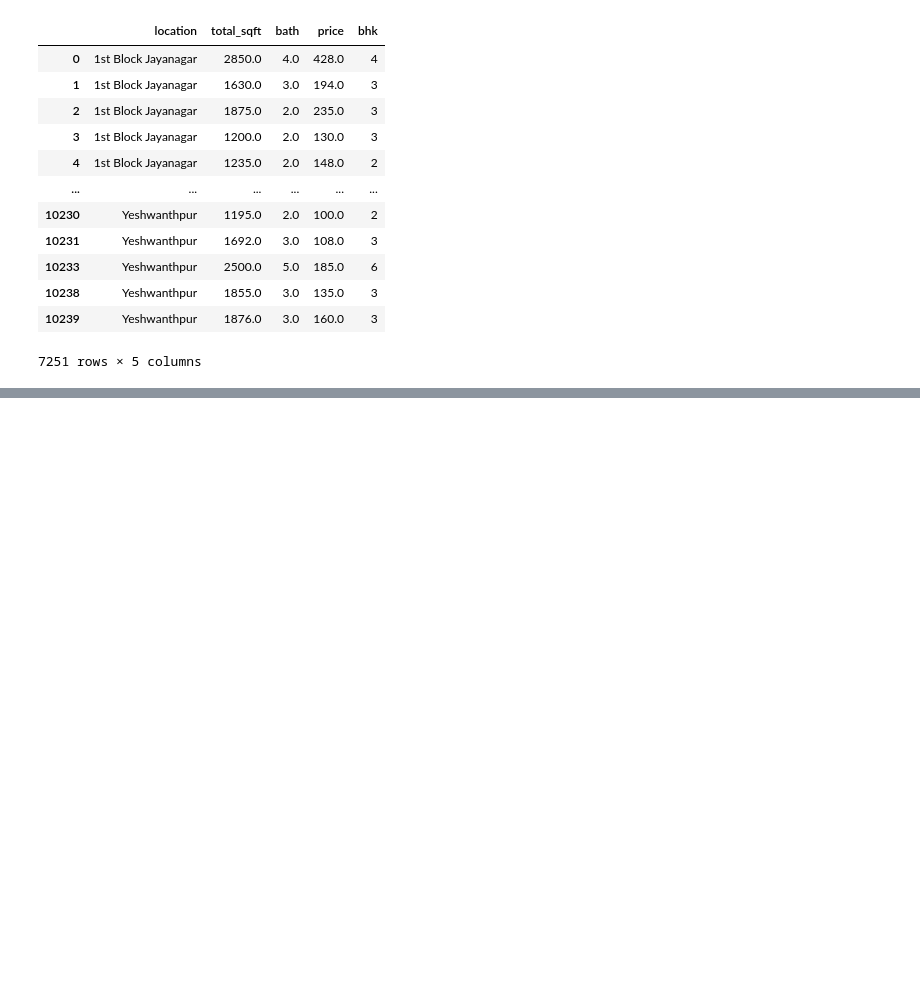
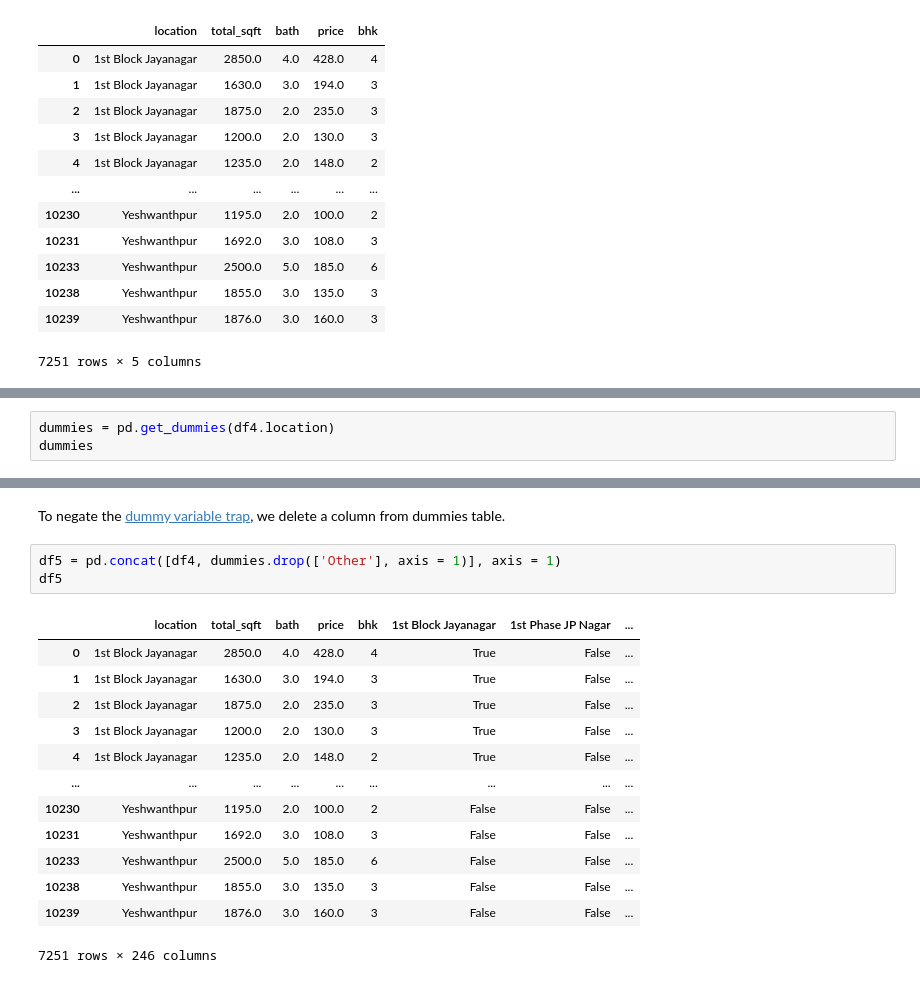
Before and after one commit to Simran-Dalvi/Real_Estate_Price_Prediction_End_to_End, a Jupyter notebook: banglore_house_price.ipynb, the cells around one changed output, grey strips where cells are left out. Saved outputs shown, nothing was run; the diff lists cells and outputs as text; blank space fills up the shorter version.

```diff
--- a/banglore_house_price.ipynb
+++ b/banglore_house_price.ipynb
@@ -587,0 +620,3 @@ df4
+# %%
+dummies = pd.get_dummies(df4.location)
+dummies
@@ -587,0 +637,19 @@ df4
+# %% [markdown]
+To negate the [dummy variable trap](https://www.learndatasci.com/glossary/dummy-variable-trap/), we delete a column from dummies table.
+# %%
+df5 = pd.concat([df4, dummies.drop(['Other'], axis = 1)], axis = 1)
+df5
+# %% [output]
+|  | location | total_sqft | bath | price | bhk | 1st Block Jayanagar | 1st Phase JP Nagar | ... |
+| 0 | 1st Block Jayanagar | 2850.0 | 4.0 | 428.0 | 4 | True | False | ... |
+| 1 | 1st Block Jayanagar | 1630.0 | 3.0 | 194.0 | 3 | True | False | ... |
+| 2 | 1st Block Jayanagar | 1875.0 | 2.0 | 235.0 | 3 | True | False | ... |
+| 3 | 1st Block Jayanagar | 1200.0 | 2.0 | 130.0 | 3 | True | False | ... |
+| 4 | 1st Block Jayanagar | 1235.0 | 2.0 | 148.0 | 2 | True | False | ... |
+| ... | ... | ... | ... | ... | ... | ... | ... | ... |
+| 10230 | Yeshwanthpur | 1195.0 | 2.0 | 100.0 | 2 | False | False | ... |
+| 10231 | Yeshwanthpur | 1692.0 | 3.0 | 108.0 | 3 | False | False | ... |
+| 10233 | Yeshwanthpur | 2500.0 | 5.0 | 185.0 | 6 | False | False | ... |
+| 10238 | Yeshwanthpur | 1855.0 | 3.0 | 135.0 | 3 | False | False | ... |
+| 10239 | Yeshwanthpur | 1876.0 | 3.0 | 160.0 | 3 | False | False | ... |
+7251 rows × 246 columns
```
Also changed, not shown: parts of 39 cells of this notebook.
